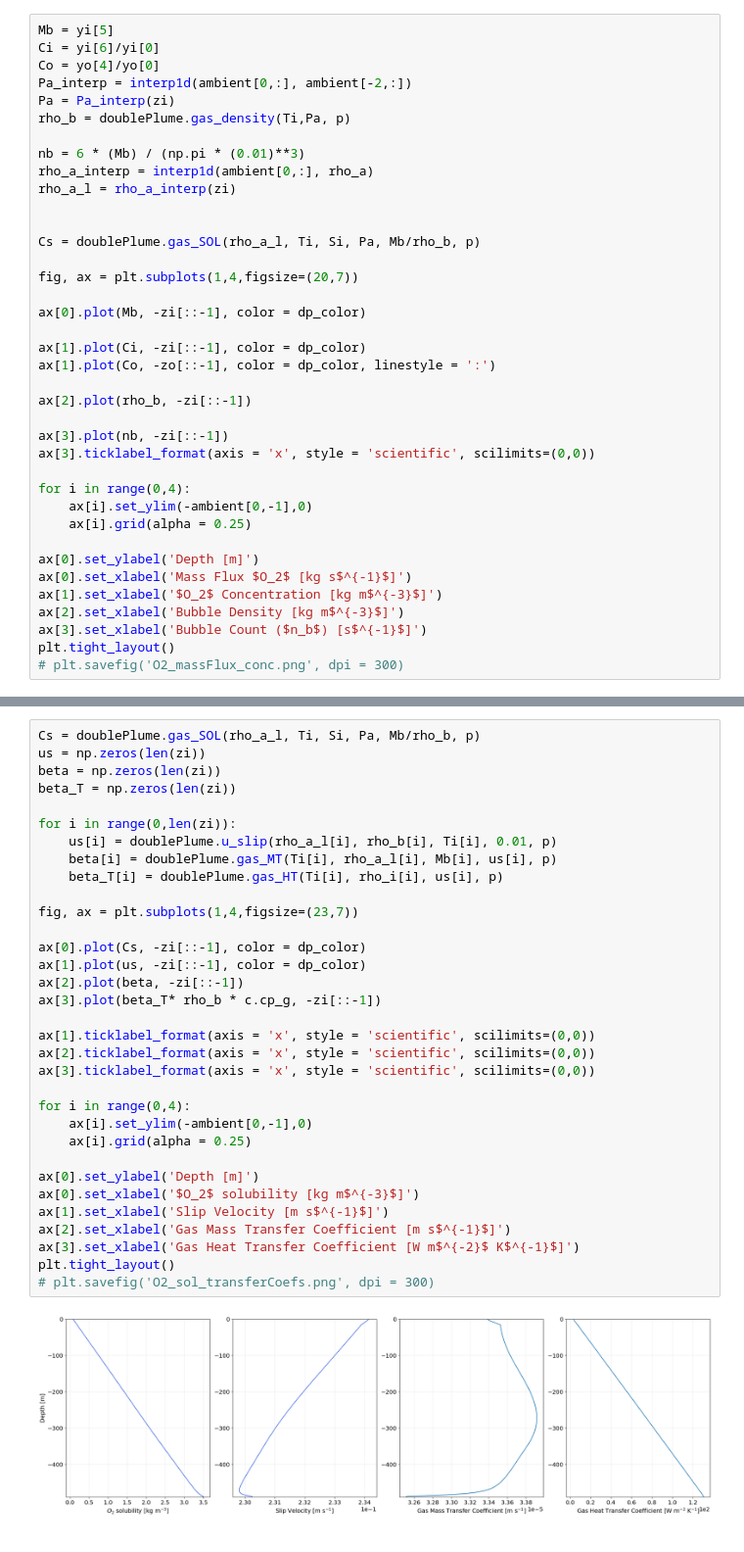
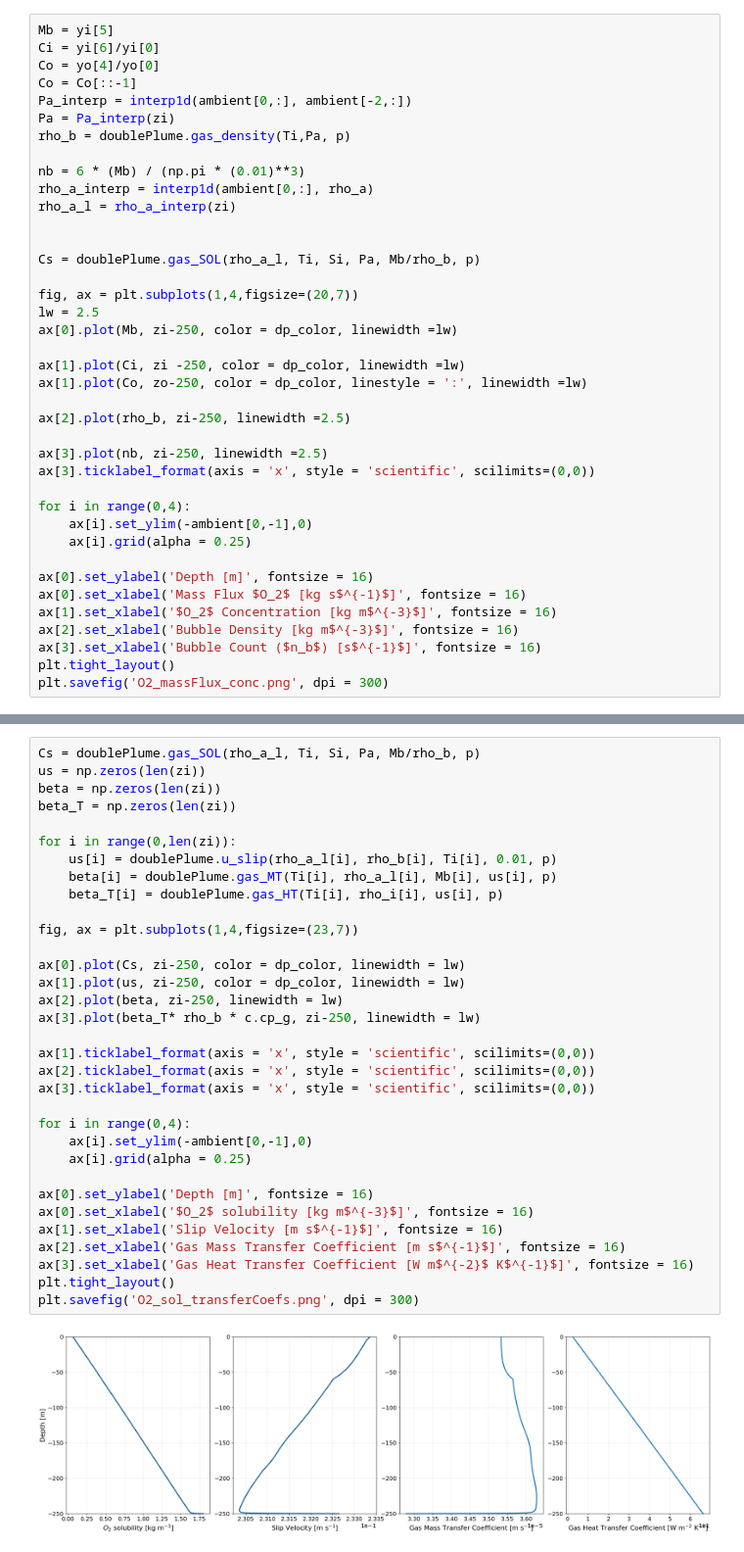
Before and after one commit to madiemamer/doubleplume, a Jupyter notebook: Documents/plume/single_v_double.ipynb, the cells around one changed output, grey strips where cells are left out. Shown at 98% size. Drawn from its saved outputs; the diff is of its cells as text.

```diff
--- a/Documents/plume/single_v_double.ipynb
+++ b/Documents/plume/single_v_double.ipynb
@@ -209,6 +344,7 @@ plt.tight_layout()
 Mb = yi[5]
 Ci = yi[6]/yi[0]
 Co = yo[4]/yo[0]
+Co = Co[::-1]
 Pa_interp = interp1d(ambient[0,:], ambient[-2,:])
 Pa = Pa_interp(zi)
 rho_b = doublePlume.gas_density(Ti,Pa, p)
@@ -221,26 +357,26 @@ rho_a_l = rho_a_interp(zi)
 Cs = doublePlume.gas_SOL(rho_a_l, Ti, Si, Pa, Mb/rho_b, p)
 
 fig, ax = plt.subplots(1,4,figsize=(20,7))
+lw = 2.5
+ax[0].plot(Mb, zi-250, color = dp_color, linewidth =lw)
 
-ax[0].plot(Mb, -zi[::-1], color = dp_color)
+ax[1].plot(Ci, zi -250, color = dp_color, linewidth =lw)
+ax[1].plot(Co, zo-250, color = dp_color, linestyle = ':', linewidth =lw)
 
-ax[1].plot(Ci, -zi[::-1], color = dp_color)
-ax[1].plot(Co, -zo[::-1], color = dp_color, linestyle = ':')
+ax[2].plot(rho_b, zi-250, linewidth =2.5)
 
-ax[2].plot(rho_b, -zi[::-1])
-
-ax[3].plot(nb, -zi[::-1])
+ax[3].plot(nb, zi-250, linewidth =2.5)
 ax[3].ticklabel_format(axis = 'x', style = 'scientific', scilimits=(0,0))
 
 for i in range(0,4):
     ax[i].set_ylim(-ambient[0,-1],0)
     ax[i].grid(alpha = 0.25)
 
-ax[0].set_ylabel('Depth [m]')
-ax[0].set_xlabel('Mass Flux $O_2$ [kg s$^{-1}$]')
-ax[1].set_xlabel('$O_2$ Concentration [kg m$^{-3}$]')
-ax[2].set_xlabel('Bubble Density [kg m$^{-3}$]')
-ax[3].set_xlabel('Bubble Count ($n_b$) [s$^{-1}$]')
+ax[0].set_ylabel('Depth [m]', fontsize = 16)
+ax[0].set_xlabel('Mass Flux $O_2$ [kg s$^{-1}$]', fontsize = 16)
+ax[1].set_xlabel('$O_2$ Concentration [kg m$^{-3}$]', fontsize = 16)
+ax[2].set_xlabel('Bubble Density [kg m$^{-3}$]', fontsize = 16)
+ax[3].set_xlabel('Bubble Count ($n_b$) [s$^{-1}$]', fontsize = 16)
 plt.tight_layout()
-# plt.savefig('O2_massFlux_conc.png', dpi = 300)
+plt.savefig('O2_massFlux_conc.png', dpi = 300)
 # %% [output]
@@ -248,36 +384,36 @@ plt.tight_layout()
 # %%
 Cs = doublePlume.gas_SOL(rho_a_l, Ti, Si, Pa, Mb/rho_b, p)
 us = np.zeros(len(zi))
 beta = np.zeros(len(zi))
 beta_T = np.zeros(len(zi))
 
 for i in range(0,len(zi)):
     us[i] = doublePlume.u_slip(rho_a_l[i], rho_b[i], Ti[i], 0.01, p)
     beta[i] = doublePlume.gas_MT(Ti[i], rho_a_l[i], Mb[i], us[i], p)
     beta_T[i] = doublePlume.gas_HT(Ti[i], rho_i[i], us[i], p)
 
 fig, ax = plt.subplots(1,4,figsize=(23,7))
 
-ax[0].plot(Cs, -zi[::-1], color = dp_color)
-ax[1].plot(us, -zi[::-1], color = dp_color)
-ax[2].plot(beta, -zi[::-1])
-ax[3].plot(beta_T* rho_b * c.cp_g, -zi[::-1])
+ax[0].plot(Cs, zi-250, color = dp_color, linewidth = lw)
+ax[1].plot(us, zi-250, color = dp_color, linewidth = lw)
+ax[2].plot(beta, zi-250, linewidth = lw)
+ax[3].plot(beta_T* rho_b * c.cp_g, zi-250, linewidth = lw)
 
 ax[1].ticklabel_format(axis = 'x', style = 'scientific', scilimits=(0,0))
 ax[2].ticklabel_format(axis = 'x', style = 'scientific', scilimits=(0,0))
 ax[3].ticklabel_format(axis = 'x', style = 'scientific', scilimits=(0,0))
 
 for i in range(0,4):
     ax[i].set_ylim(-ambient[0,-1],0)
     ax[i].grid(alpha = 0.25)
 
-ax[0].set_ylabel('Depth [m]')
-ax[0].set_xlabel('$O_2$ solubility [kg m$^{-3}$]')
-ax[1].set_xlabel('Slip Velocity [m s$^{-1}$]')
-ax[2].set_xlabel('Gas Mass Transfer Coefficient [m s$^{-1}$]')
-ax[3].set_xlabel('Gas Heat Transfer Coefficient [W m$^{-2}$ K$^{-1}$]')
+ax[0].set_ylabel('Depth [m]', fontsize = 16)
+ax[0].set_xlabel('$O_2$ solubility [kg m$^{-3}$]', fontsize = 16)
+ax[1].set_xlabel('Slip Velocity [m s$^{-1}$]', fontsize = 16)
+ax[2].set_xlabel('Gas Mass Transfer Coefficient [m s$^{-1}$]', fontsize = 16)
+ax[3].set_xlabel('Gas Heat Transfer Coefficient [W m$^{-2}$ K$^{-1}$]', fontsize = 16)
 plt.tight_layout()
-# plt.savefig('O2_sol_transferCoefs.png', dpi = 300)
+plt.savefig('O2_sol_transferCoefs.png', dpi = 300)
 # %% [output]
-[figure, old version]
+[figure, new version]
 # %%
```
Also changed, not shown: parts of 18 cells of this notebook.
